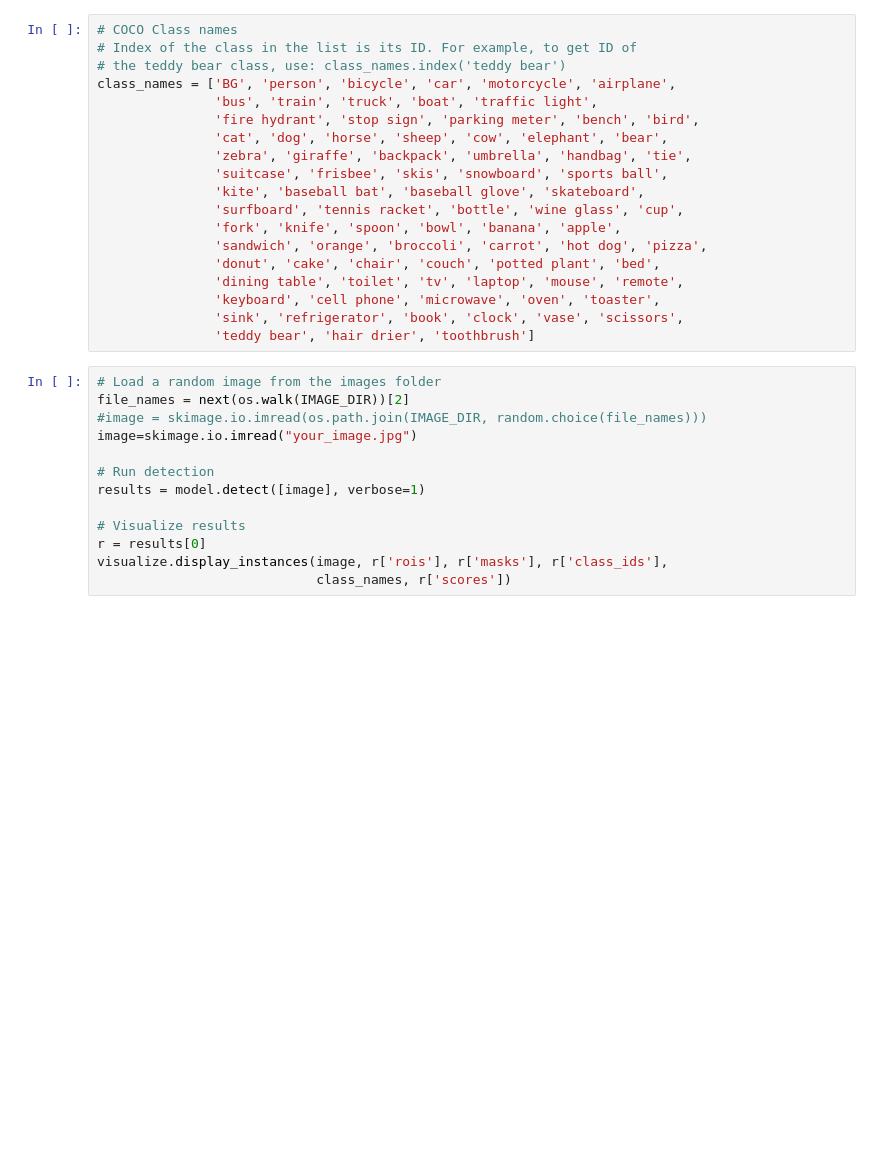
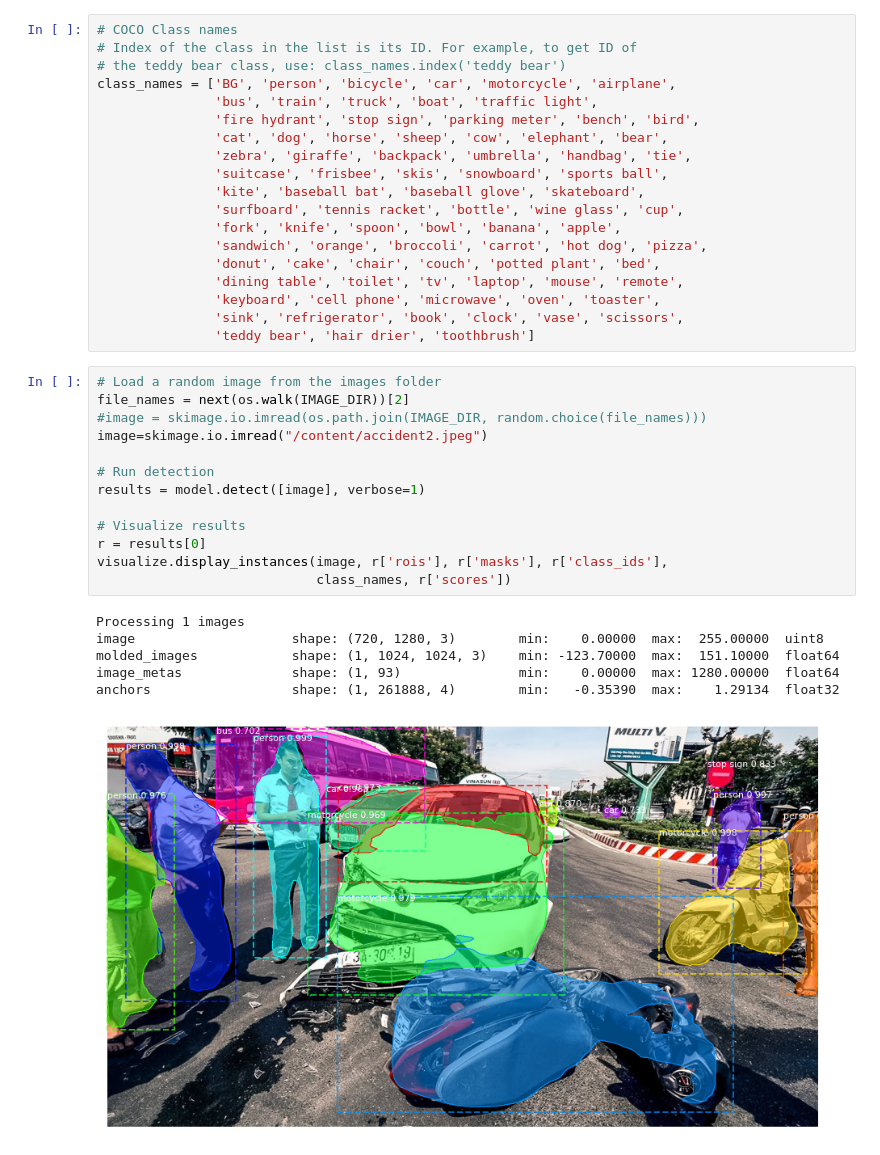
Before and after one commit to squaredev-io/computer-vision, a Jupyter notebook: examples/MaskRCNN.ipynb, the cells around one changed output. Saved outputs shown, nothing was run; the diff lists cells and outputs as text; blank space fills up the shorter version.

```diff
--- a/examples/MaskRCNN.ipynb
+++ b/examples/MaskRCNN.ipynb
@@ -137,13 +203,20 @@ class_names = ['BG', 'person', 'bicycle', 'car', 'motorcycle', 'airplane',
 # %%
 # Load a random image from the images folder
 file_names = next(os.walk(IMAGE_DIR))[2]
 #image = skimage.io.imread(os.path.join(IMAGE_DIR, random.choice(file_names)))
-image=skimage.io.imread("your_image.jpg")
+image=skimage.io.imread("/content/accident2.jpeg")
 
 # Run detection
 results = model.detect([image], verbose=1)
 
 # Visualize results
 r = results[0]
 visualize.display_instances(image, r['rois'], r['masks'], r['class_ids'],
                             class_names, r['scores'])
+# %% [output]
+Processing 1 images
+image                    shape: (720, 1280, 3)        min:    0.00000  max:  255.00000  uint8
+molded_images            shape: (1, 1024, 1024, 3)    min: -123.70000  max:  151.10000  float64
+image_metas              shape: (1, 93)               min:    0.00000  max: 1280.00000  float64
+anchors                  shape: (1, 261888, 4)        min:   -0.35390  max:    1.29134  float32
+[figure, added]
```
Also changed, not shown: parts of 7 cells of this notebook, 1 other file.
